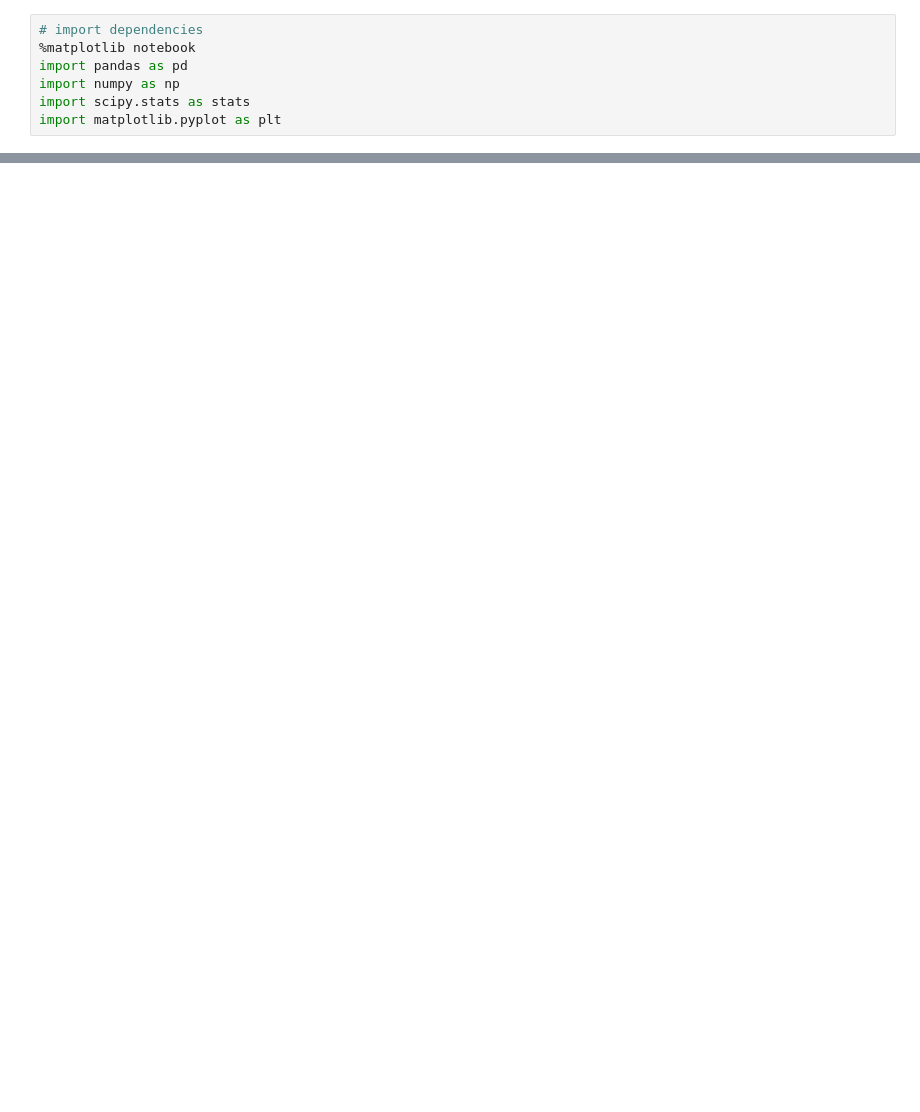
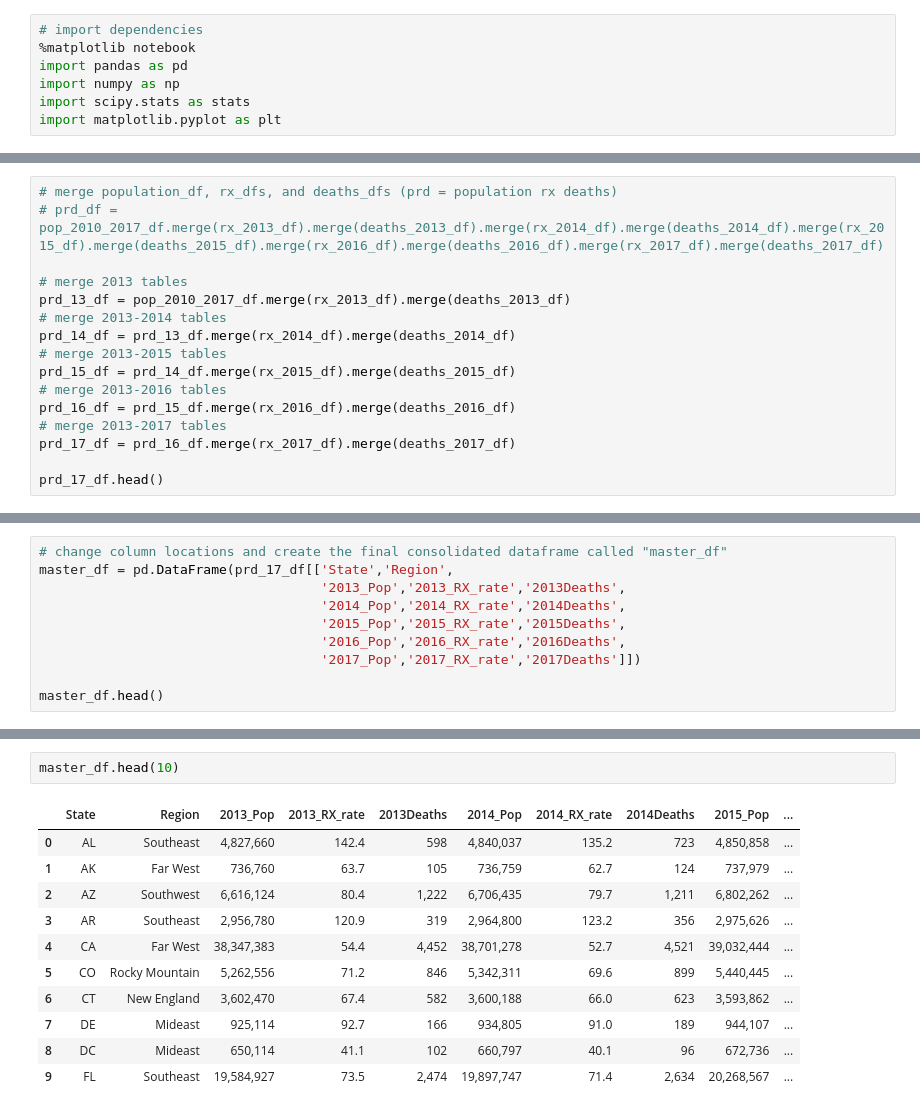
Before and after one commit to cgilbert05/Project-Team-Blue, a Jupyter notebook: Project_1_CountryInCrisis.ipynb, the cells around one changed output, grey strips where cells are left out. Drawn from its saved outputs; the diff is of its cells as text; blank space fills up the shorter version.

Commit message:
updated jupyter notebook and population tables

```diff
--- a/Project_1_CountryInCrisis.ipynb
+++ b/Project_1_CountryInCrisis.ipynb
@@ -78,0 +152,16 @@ rx_df = rx_2013.merge(rx_2014).merge(rx_2015).merge(rx_2016).merge(rx_2017)
+# %%
+# merge population_df, rx_dfs, and deaths_dfs (prd = population rx deaths)
+# prd_df = pop_2010_2017_df.merge(rx_2013_df).merge(deaths_2013_df).merge(rx_2014_df).merge(deaths_2014_df).merge(rx_2015_df).merge(deaths_2015_df).merge(rx_2016_df).merge(deaths_2016_df).merge(rx_2017_df).merge(deaths_2017_df)
+
+# merge 2013 tables
+prd_13_df = pop_2010_2017_df.merge(rx_2013_df).merge(deaths_2013_df)
+# merge 2013-2014 tables
+prd_14_df = prd_13_df.merge(rx_2014_df).merge(deaths_2014_df)
+# merge 2013-2015 tables
+prd_15_df = prd_14_df.merge(rx_2015_df).merge(deaths_2015_df)
+# merge 2013-2016 tables
+prd_16_df = prd_15_df.merge(rx_2016_df).merge(deaths_2016_df)
+# merge 2013-2017 tables
+prd_17_df = prd_16_df.merge(rx_2017_df).merge(deaths_2017_df)
+
+prd_17_df.head()
@@ -78,0 +175,10 @@ rx_df = rx_2013.merge(rx_2014).merge(rx_2015).merge(rx_2016).merge(rx_2017)
+# %%
+# change column locations and create the final consolidated dataframe called "master_df"
+master_df = pd.DataFrame(prd_17_df[['State','Region',
+                                    '2013_Pop','2013_RX_rate','2013Deaths',
+                                    '2014_Pop','2014_RX_rate','2014Deaths',
+                                    '2015_Pop','2015_RX_rate','2015Deaths',
+                                    '2016_Pop','2016_RX_rate','2016Deaths',
+                                    '2017_Pop','2017_RX_rate','2017Deaths']])
+
+master_df.head()
@@ -78,0 +192,14 @@ rx_df = rx_2013.merge(rx_2014).merge(rx_2015).merge(rx_2016).merge(rx_2017)
+# %%
+master_df.head(10)
+# %% [output]
+|  | State | Region | 2013_Pop | 2013_RX_rate | 2013Deaths | 2014_Pop | 2014_RX_rate | 2014Deaths | 2015_Pop | ... |
+| 0 | AL | Southeast | 4,827,660 | 142.4 | 598 | 4,840,037 | 135.2 | 723 | 4,850,858 | ... |
+| 1 | AK | Far West | 736,760 | 63.7 | 105 | 736,759 | 62.7 | 124 | 737,979 | ... |
+| 2 | AZ | Southwest | 6,616,124 | 80.4 | 1,222 | 6,706,435 | 79.7 | 1,211 | 6,802,262 | ... |
+| 3 | AR | Southeast | 2,956,780 | 120.9 | 319 | 2,964,800 | 123.2 | 356 | 2,975,626 | ... |
+| 4 | CA | Far West | 38,347,383 | 54.4 | 4,452 | 38,701,278 | 52.7 | 4,521 | 39,032,444 | ... |
+| 5 | CO | Rocky Mountain | 5,262,556 | 71.2 | 846 | 5,342,311 | 69.6 | 899 | 5,440,445 | ... |
+| 6 | CT | New England | 3,602,470 | 67.4 | 582 | 3,600,188 | 66.0 | 623 | 3,593,862 | ... |
+| 7 | DE | Mideast | 925,114 | 92.7 | 166 | 934,805 | 91.0 | 189 | 944,107 | ... |
+| 8 | DC | Mideast | 650,114 | 41.1 | 102 | 660,797 | 40.1 | 96 | 672,736 | ... |
+| 9 | FL | Southeast | 19,584,927 | 73.5 | 2,474 | 19,897,747 | 71.4 | 2,634 | 20,268,567 | ... |
```
Also changed, not shown: parts of 9 cells of this notebook, 1 other file.
